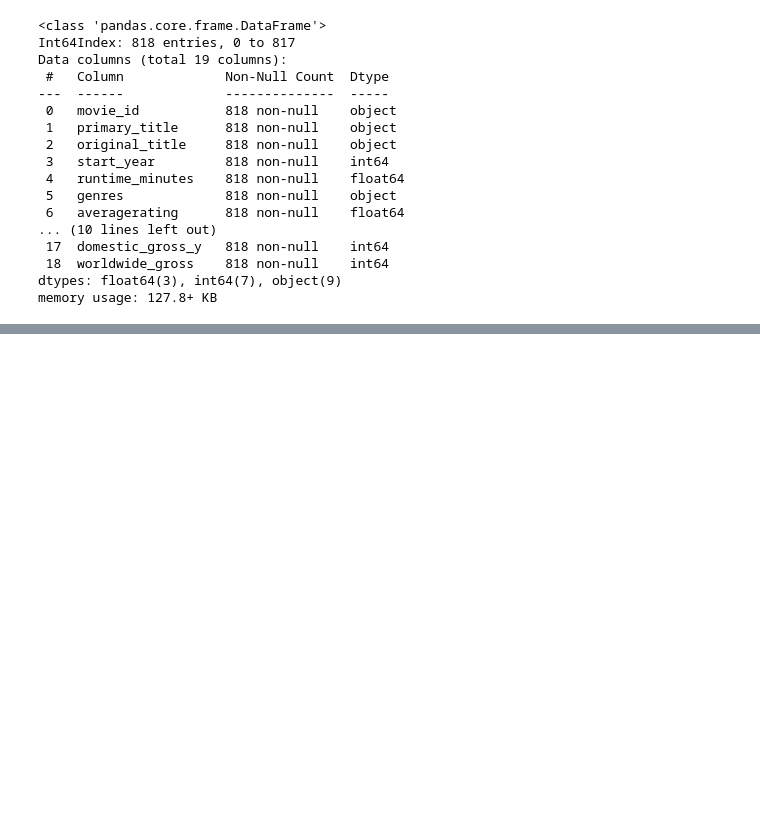
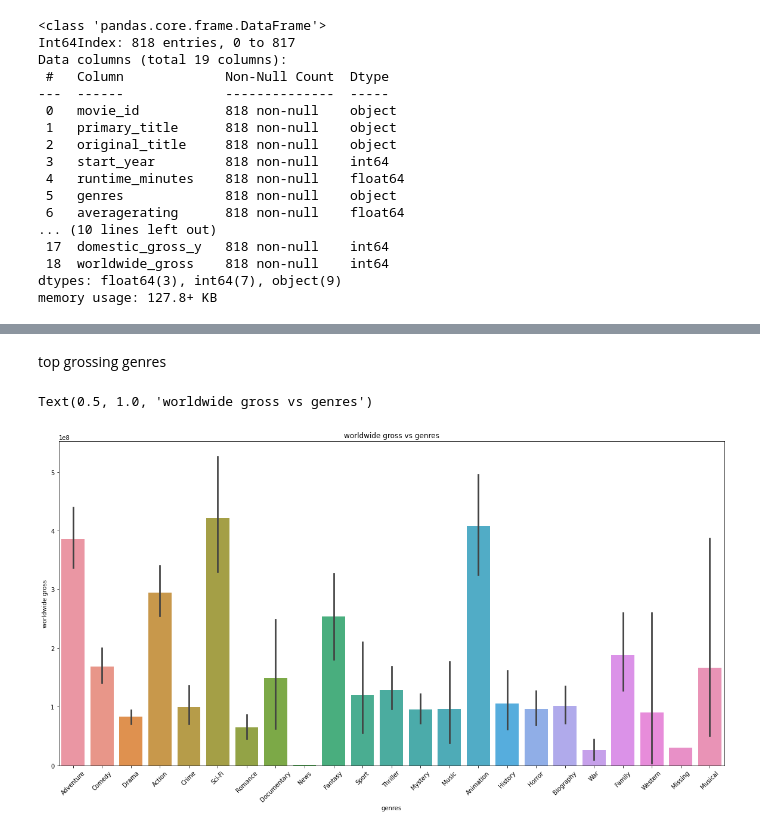
Before and after one commit to Aachiko/Microsoft-Movie-Market-Analysis, a Jupyter notebook: phase_1_project.ipynb, the cells around one changed output, grey strips where cells are left out. Cells and saved outputs as stored; diff of their text form; code cells hidden in the pictures; blank space fills up the shorter version.

```diff
--- a/phase_1_project.ipynb
+++ b/phase_1_project.ipynb
@@ -380,0 +391,3 @@ memory usage: 127.8+ KB
+# %%
+movie_project['profit'] = movie_project['worldwide_gross'] - movie_project['production_budget']
+movie_project
@@ -380,0 +408,14 @@ memory usage: 127.8+ KB
+# %% [markdown]
+top grossing genres
+# %%
+fig1, ax = plt.subplots(figsize=(20, 10))
+
+sns.barplot(x="genres", y="worldwide_gross", data=movie_project.explode("genres"))
+
+ax.set_xticklabels(ax.get_xticklabels(), rotation=45)
+ax.set_xlabel("genres")
+ax.set_ylabel("worldwide gross")
+ax.set_title("worldwide gross vs genres")
+# %% [output]
+Text(0.5, 1.0, 'worldwide gross vs genres')
+[figure, added]
```
Also changed, not shown: parts of 7 cells of this notebook.
